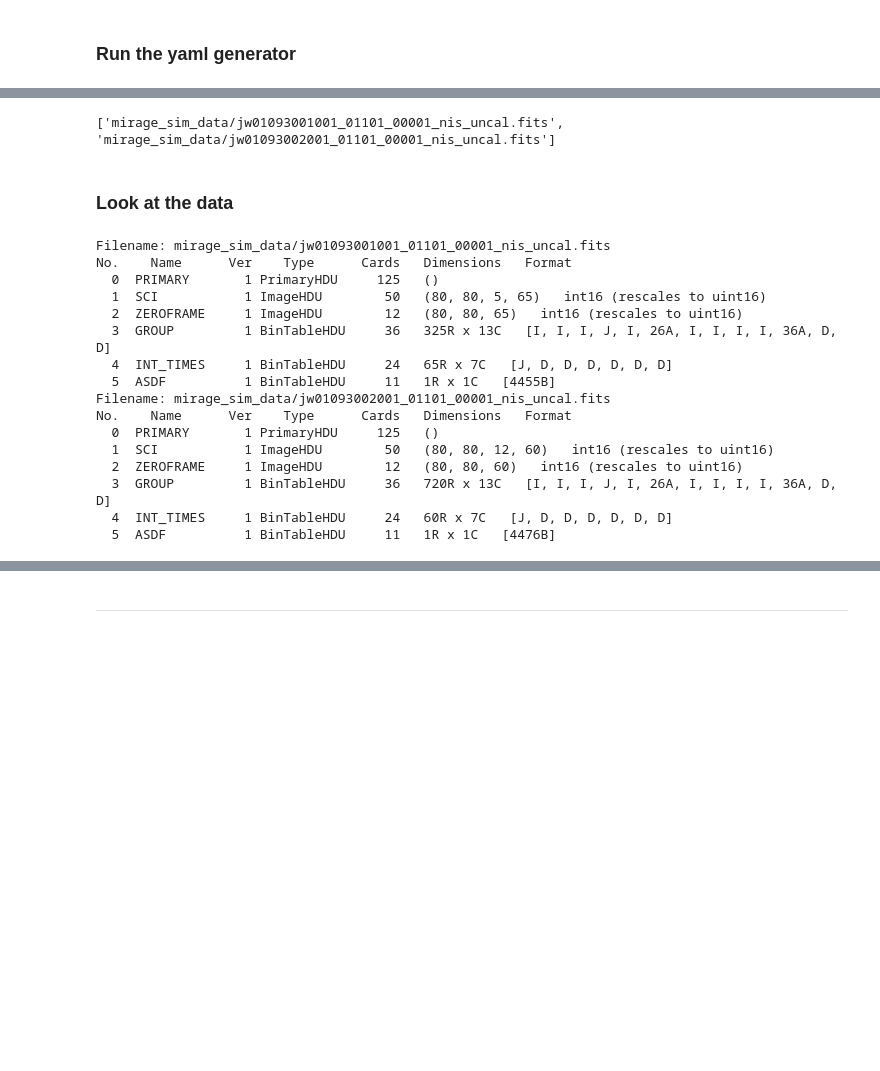
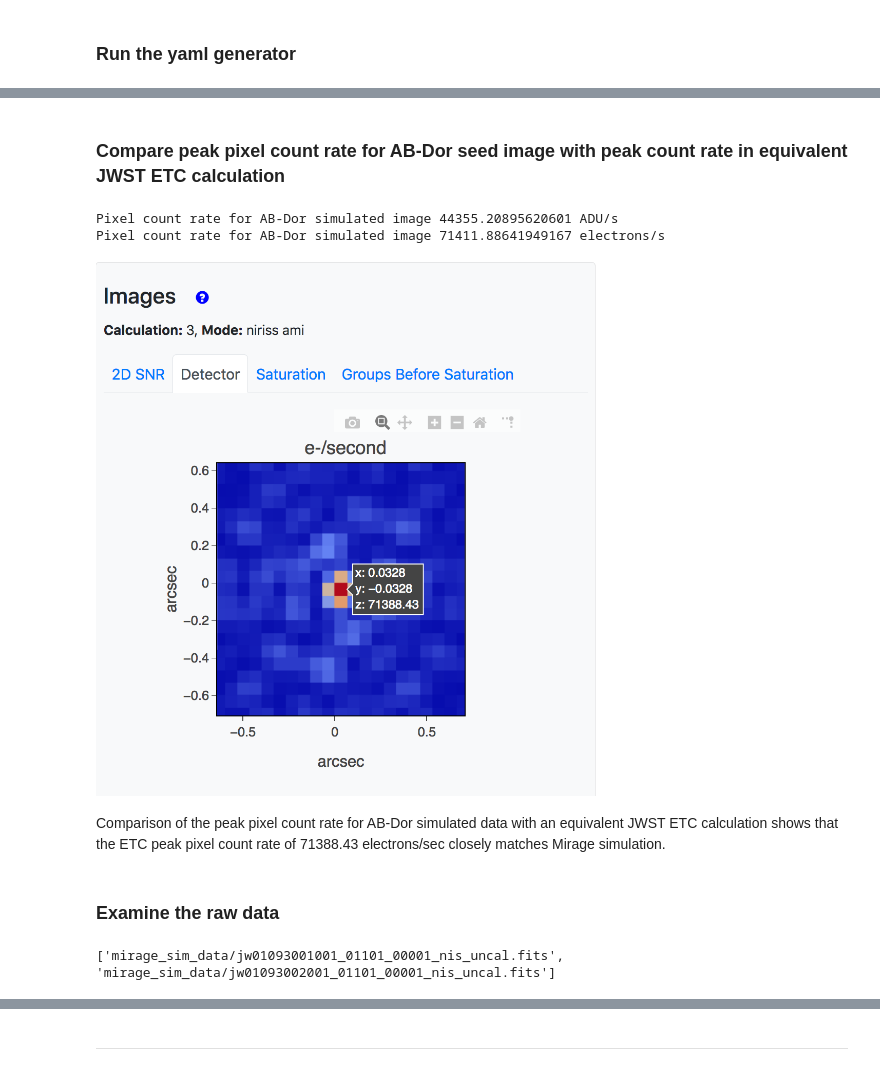
Before and after one commit to spacetelescope/dat_pyinthesky, a Jupyter notebook: jdat_notebooks/niriss_ami_binary/1_niriss_ami_binary.ipynb, the cells around one changed output, grey strips where cells are left out. Drawn from its saved outputs; the diff is of its cells as text; code cells hidden in the pictures; blank space fills up the shorter version.

Commit message:
An updated version of NIRISS AMI simulation notebook.

```diff
--- a/jdat_notebooks/niriss_ami_binary/1_niriss_ami_binary.ipynb
+++ b/jdat_notebooks/niriss_ami_binary/1_niriss_ami_binary.ipynb
@@ -289,0 +360,18 @@ WCS info for /Users/thatte/niriss/dat_pyinthesky/jdat_notebooks/niriss_ami_binar
+# %%
+data_seed=[]
+seed_images = sorted(glob.glob('mirage_sim_data/jw*final_seed_image.fits'))
+for i, df in enumerate(seed_images):
+    seed_im = fits.open(df)
+    seed_im.info()
+    im = seed_im[1].data
+    print(im.shape)
+    data_seed.append(im)
+print(data_seed[0].shape, data_seed[1].shape)
+
+f = plt.figure(figsize = (12, 6))
+plt.subplot(1, 2, 1)
+plt.title("AB-Dor seed image")
+plt.imshow(data_seed[0], origin='lower')
+plt.subplot(1, 2, 2)
+plt.title("HD37093 seed image")
+plt.imshow(data_seed[1], origin='lower')
@@ -290,30 +393,22 @@ WCS info for /Users/thatte/niriss/dat_pyinthesky/jdat_notebooks/niriss_ami_binar
+# %% [markdown]
+### Compare peak pixel count rate for AB-Dor seed image with peak count rate in equivalent JWST ETC calculation
+# %%
+print("Pixel count rate for AB-Dor simulated image", data_seed[0].max(), "ADU/s")
+print("Pixel count rate for AB-Dor simulated image", data_seed[0].max()*1.61, "electrons/s")
+#Upload screenshot from the ETC workbook.
+from IPython.display import Image
+Image("AB_Dor_ngroup5_nint65_F480M_jwWTCcalc.png", width = 500, height = 500)
+# %% [output]
+Pixel count rate for AB-Dor simulated image 44355.20895620601 ADU/s
+Pixel count rate for AB-Dor simulated image 71411.88641949167 electrons/s
+[figure, added]
+# %% [markdown]
+Comparison of the peak pixel count rate for AB-Dor simulated data with an equivalent JWST ETC calculation shows that the ETC peak pixel count rate of 71388.43 electrons/sec closely matches Mirage simulation.
+# %% [markdown]
+### Examine the raw data
 # %%
 datafiles = sorted(glob.glob('mirage_sim_data/jw*uncal.fits'))
 m = glob.glob("*")
 print(datafiles)
 # %% [output]
 ['mirage_sim_data/jw01093001001_01101_00001_nis_uncal.fits', 'mirage_sim_data/jw01093002001_01101_00001_nis_uncal.fits']
-# %% [markdown]
-### Look at the data
-# %%
-for i, df in enumerate(datafiles):
-    file = fits.open(df)
-    file.info()
-    im = file[1].data
-# %% [output]
-Filename: mirage_sim_data/jw01093001001_01101_00001_nis_uncal.fits
-No.    Name      Ver    Type      Cards   Dimensions   Format
-  0  PRIMARY       1 PrimaryHDU     125   ()
-  1  SCI           1 ImageHDU        50   (80, 80, 5, 65)   int16 (rescales to uint16)
-  2  ZEROFRAME     1 ImageHDU        12   (80, 80, 65)   int16 (rescales to uint16)
-  3  GROUP         1 BinTableHDU     36   325R x 13C   [I, I, I, J, I, 26A, I, I, I, I, 36A, D, D]
-  4  INT_TIMES     1 BinTableHDU     24   65R x 7C   [J, D, D, D, D, D, D]
-  5  ASDF          1 BinTableHDU     11   1R x 1C   [4455B]
-Filename: mirage_sim_data/jw01093002001_01101_00001_nis_uncal.fits
-No.    Name      Ver    Type      Cards   Dimensions   Format
-  0  PRIMARY       1 PrimaryHDU     125   ()
-  1  SCI           1 ImageHDU        50   (80, 80, 12, 60)   int16 (rescales to uint16)
-  2  ZEROFRAME     1 ImageHDU        12   (80, 80, 60)   int16 (rescales to uint16)
-  3  GROUP         1 BinTableHDU     36   720R x 13C   [I, I, I, J, I, 26A, I, I, I, I, 36A, D, D]
-  4  INT_TIMES     1 BinTableHDU     24   60R x 7C   [J, D, D, D, D, D, D]
-  5  ASDF          1 BinTableHDU     11   1R x 1C   [4476B]
```
Also changed, not shown: parts of 31 cells of this notebook.
